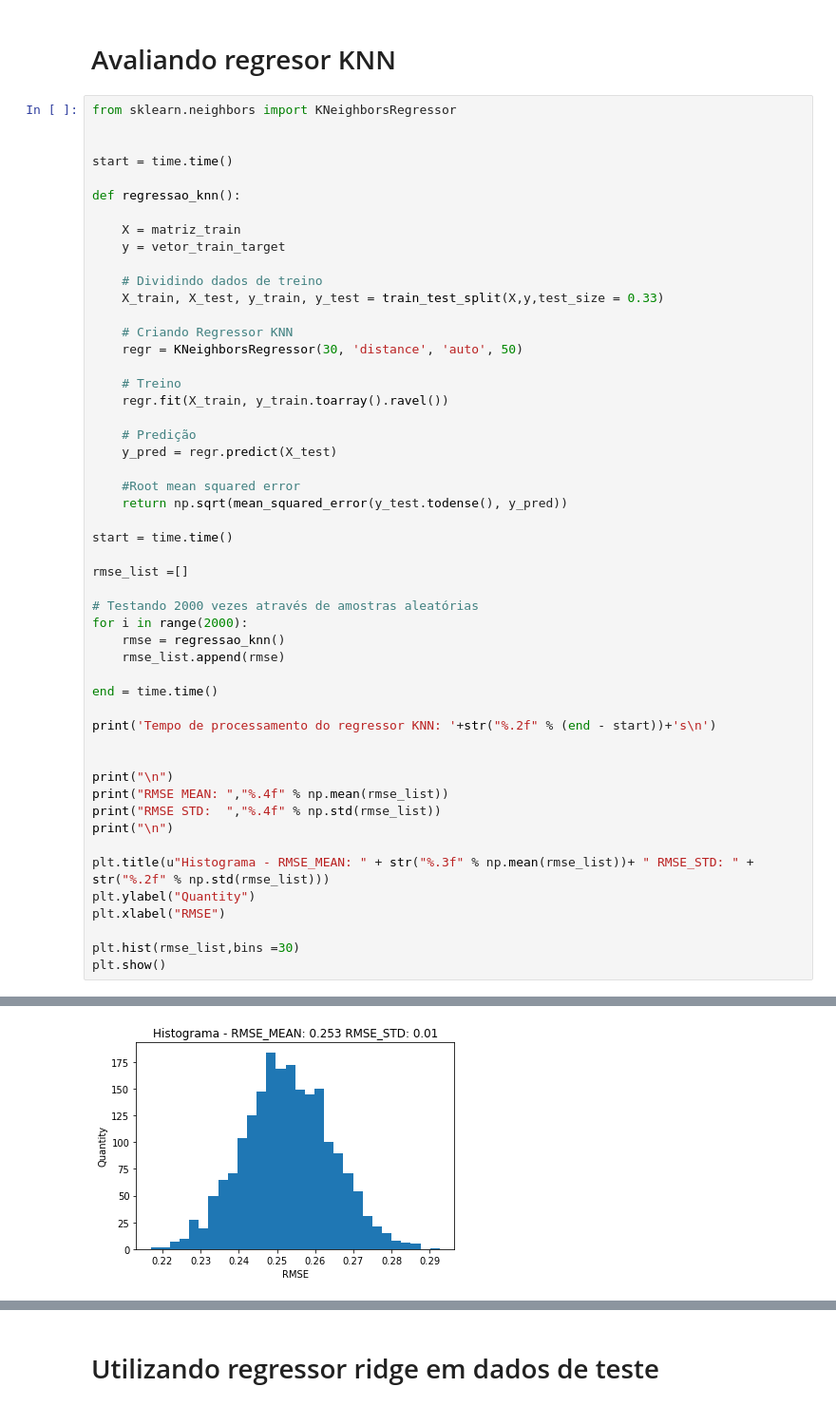
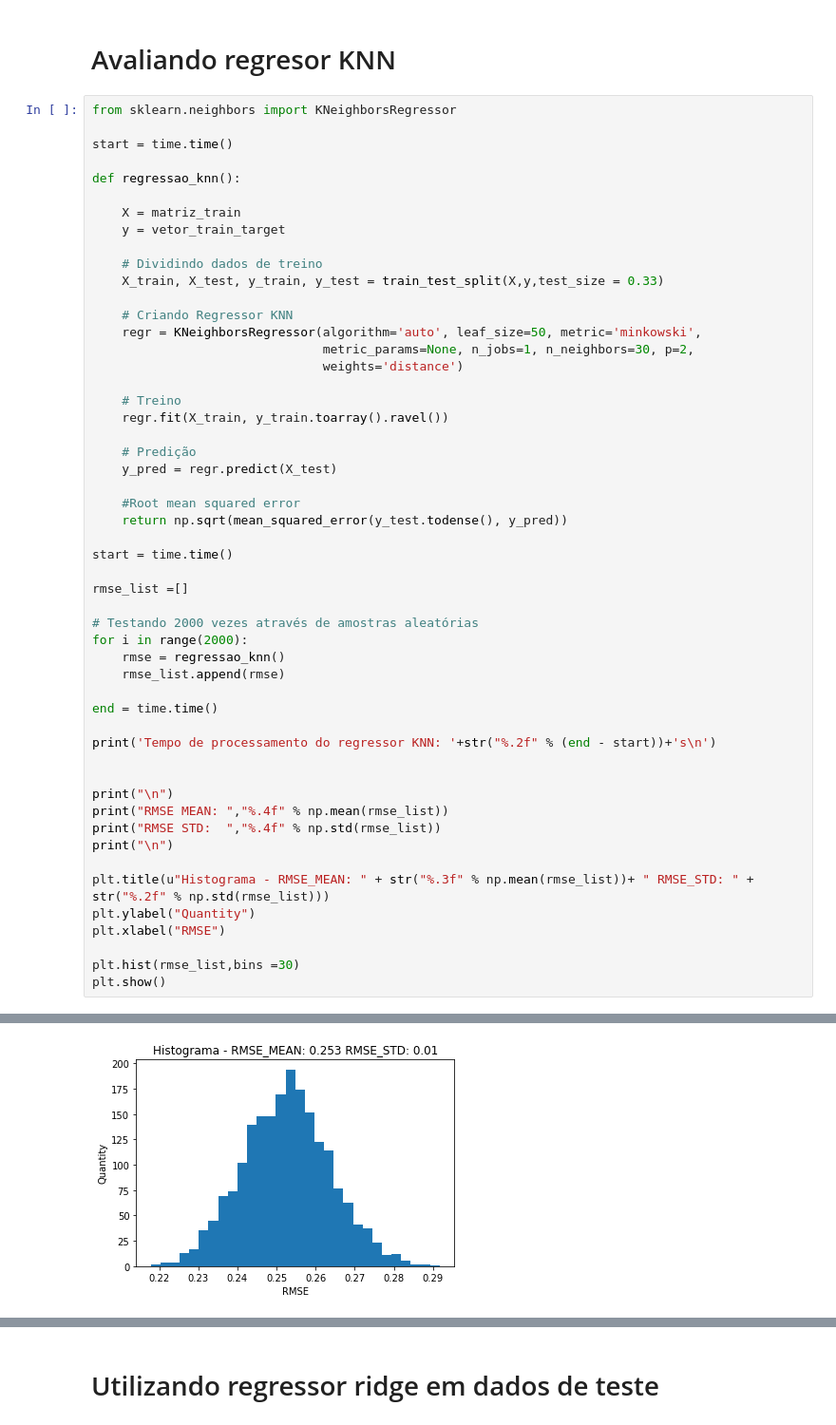
Before and after one commit to vinicius-alves/Kaggle-Avito-Challenge, a Jupyter notebook: notebook regressão linear e ridge.ipynb, the cells around one changed output, grey strips where cells are left out. Shown at 95% size. Cells and saved outputs as stored; diff of their text form.

```diff
--- a/notebook regressão linear e ridge.ipynb
+++ b/notebook regressão linear e ridge.ipynb
@@ -263,7 +263,6 @@ RMSE STD:   0.0094
 # Avaliando regresor KNN
 # %%
 from sklearn.neighbors import KNeighborsRegressor
-
 
 start = time.time()
 
@@ -276,7 +275,9 @@ def regressao_knn():
     X_train, X_test, y_train, y_test = train_test_split(X,y,test_size = 0.33)
 
     # Criando Regressor KNN
-    regr = KNeighborsRegressor(30, 'distance', 'auto', 50)
+    regr = KNeighborsRegressor(algorithm='auto', leaf_size=50, metric='minkowski',
+                               metric_params=None, n_jobs=1, n_neighbors=30, p=2,
+                               weights='distance')
 
     # Treino
     regr.fit(X_train, y_train.toarray().ravel())
@@ -322 +323 @@ RMSE STD:   0.0115
-[figure, old version]
+[figure, new version]
```
Also changed, not shown: parts of 5 cells of this notebook.
